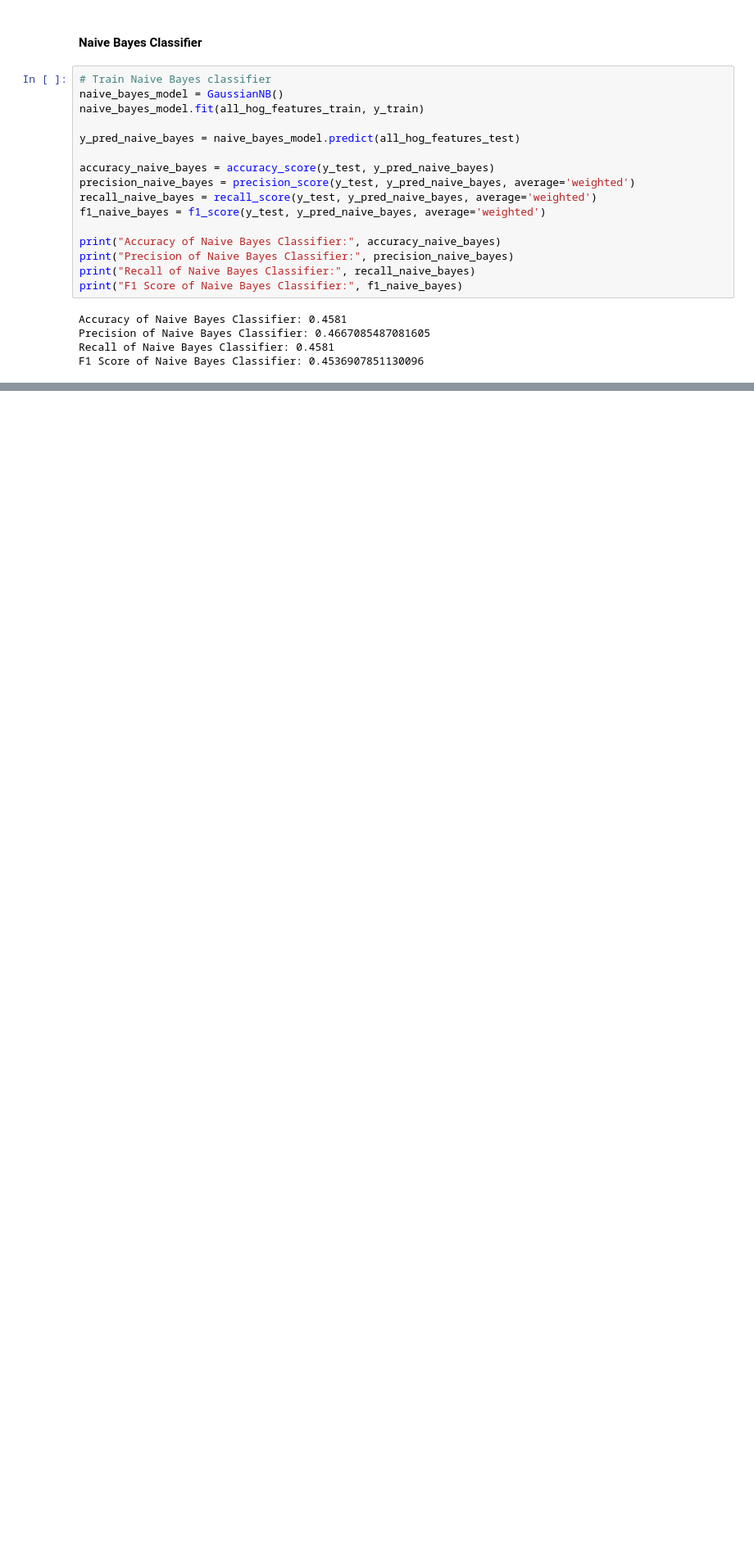
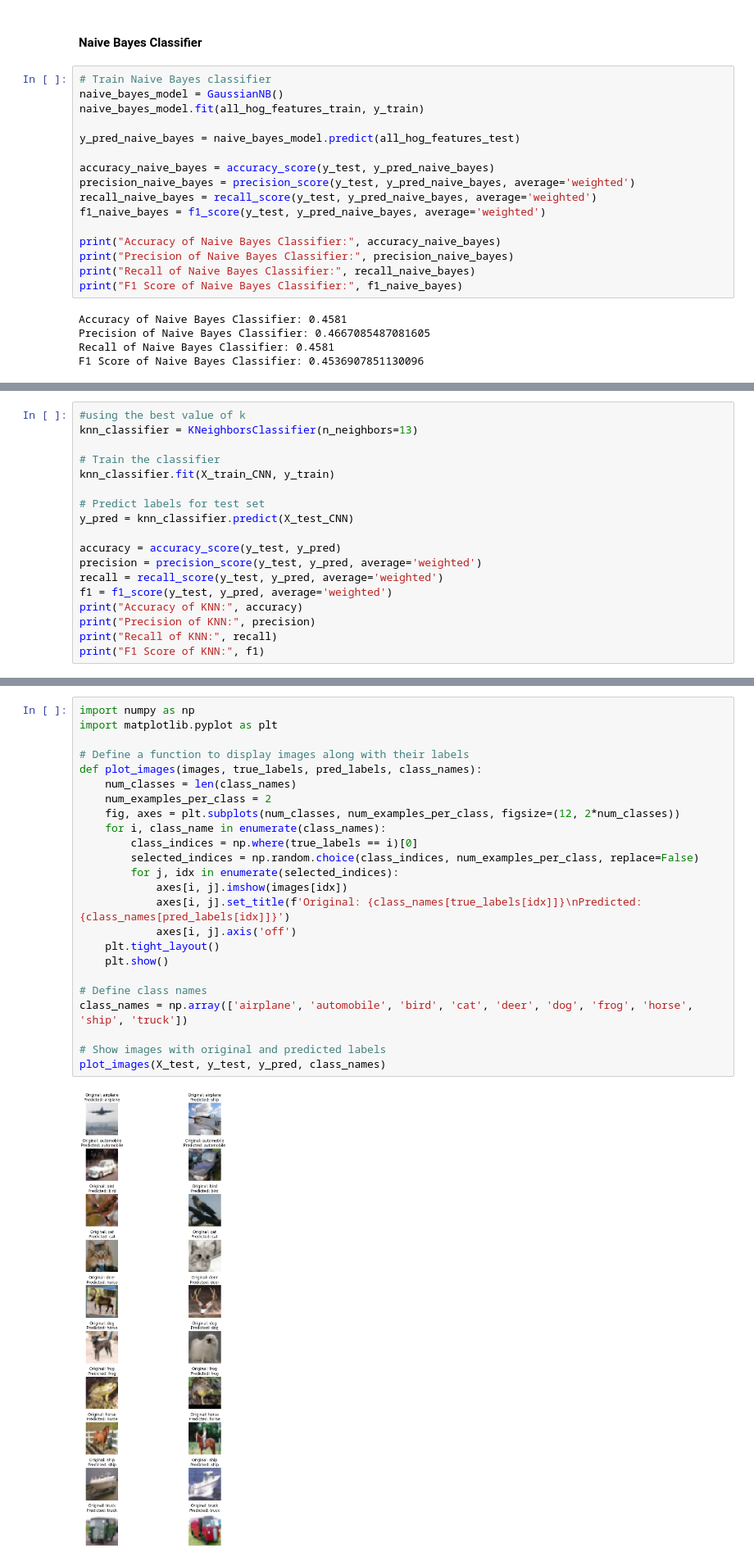
Before and after one commit to b22ee023/prml_object_recognition, a Jupyter notebook: object_recog.ipynb, the cells around one changed output, grey strips where cells are left out. Shown at 82% size. Cells and saved outputs as stored; diff of their text form; blank space fills up the shorter version.

```diff
--- a/object_recog.ipynb
+++ b/object_recog.ipynb
@@ -1532,0 +1162,18 @@ F1 Score of Naive Bayes Classifier: 0.4536907851130096
+# %%
+#using the best value of k
+knn_classifier = KNeighborsClassifier(n_neighbors=13)
+
+# Train the classifier
+knn_classifier.fit(X_train_CNN, y_train)
+
+# Predict labels for test set
+y_pred = knn_classifier.predict(X_test_CNN)
+
+accuracy = accuracy_score(y_test, y_pred)
+precision = precision_score(y_test, y_pred, average='weighted')
+recall = recall_score(y_test, y_pred, average='weighted')
+f1 = f1_score(y_test, y_pred, average='weighted')
+print("Accuracy of KNN:", accuracy)
+print("Precision of KNN:", precision)
+print("Recall of KNN:", recall)
+print("F1 Score of KNN:", f1)
@@ -1532,0 +1185,26 @@ F1 Score of Naive Bayes Classifier: 0.4536907851130096
+# %%
+import numpy as np
+import matplotlib.pyplot as plt
+
+# Define a function to display images along with their labels
+def plot_images(images, true_labels, pred_labels, class_names):
+    num_classes = len(class_names)
+    num_examples_per_class = 2
+    fig, axes = plt.subplots(num_classes, num_examples_per_class, figsize=(12, 2*num_classes))
+    for i, class_name in enumerate(class_names):
+        class_indices = np.where(true_labels == i)[0]
+        selected_indices = np.random.choice(class_indices, num_examples_per_class, replace=False)
+        for j, idx in enumerate(selected_indices):
+            axes[i, j].imshow(images[idx])
+            axes[i, j].set_title(f'Original: {class_names[true_labels[idx]]}\nPredicted: {class_names[pred_labels[idx]]}')
+            axes[i, j].axis('off')
+    plt.tight_layout()
+    plt.show()
+
+# Define class names
+class_names = np.array(['airplane', 'automobile', 'bird', 'cat', 'deer', 'dog', 'frog', 'horse', 'ship', 'truck'])
+
+# Show images with original and predicted labels
+plot_images(X_test, y_test, y_pred, class_names)
+# %% [output]
+[figure, added]
```
Also changed, not shown: parts of 122 cells of this notebook.
